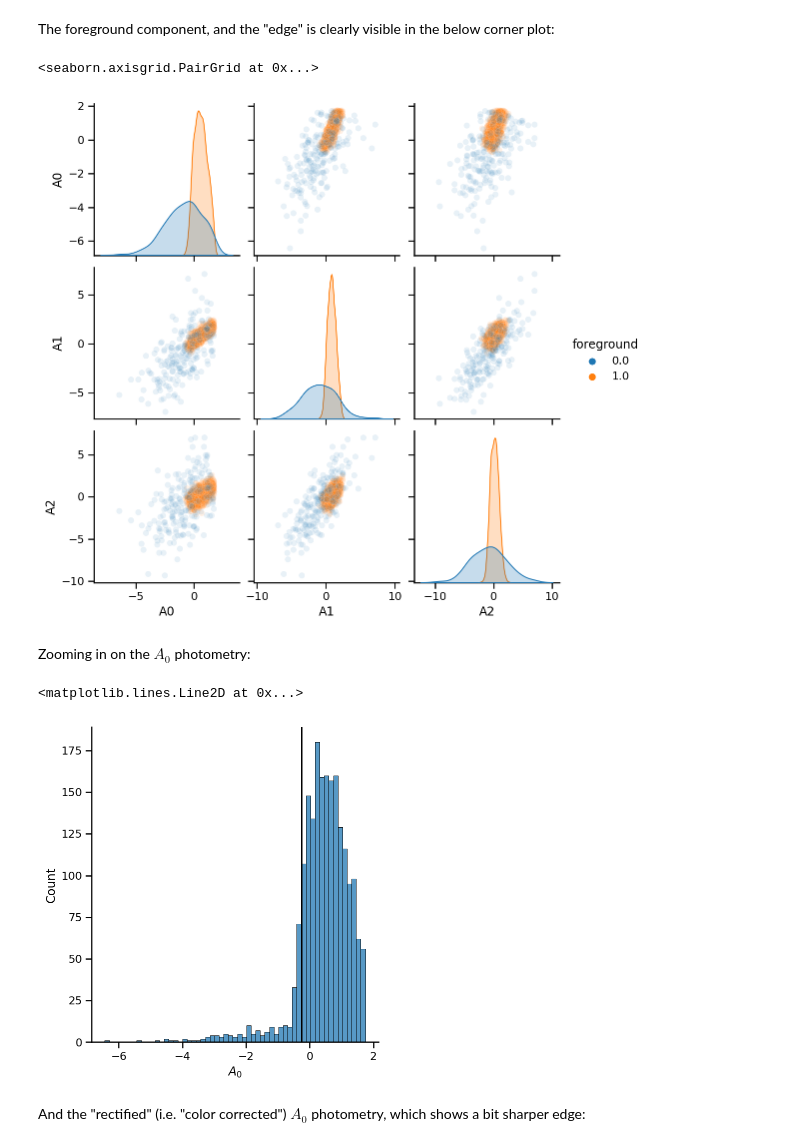
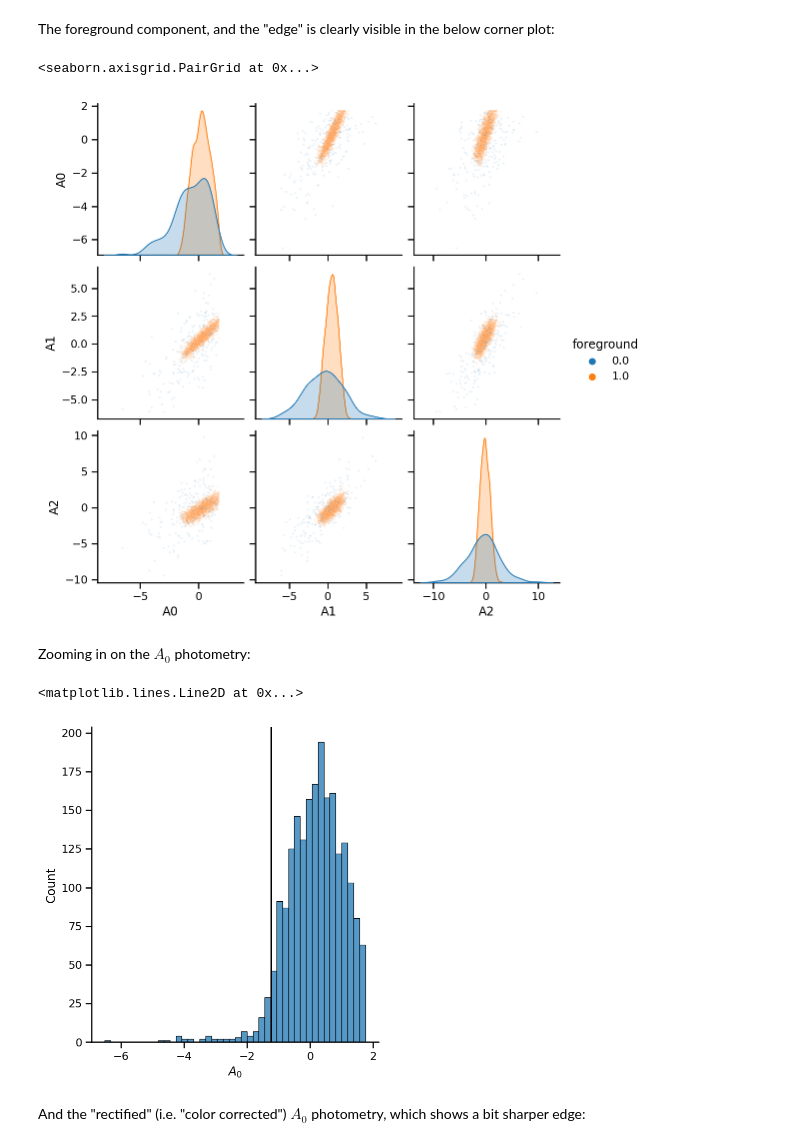
Before and after one commit to farr/EdgePhotometry, a Jupyter notebook: MockPhotometry.ipynb, the cells around one changed output. Drawn from its saved outputs; the diff is of its cells as text; code cells hidden in the pictures.

```diff
--- a/MockPhotometry.ipynb
+++ b/MockPhotometry.ipynb
@@ -54,8 +54,8 @@ corr_bg = cov_bg / (scale_bg[:,None]*scale_bg[None,:])
 chol_corr_fg = np.linalg.cholesky(corr_fg)
 chol_corr_bg = np.linalg.cholesky(corr_bg)
 
-c_centered = np.array([mu_fg[1]-mu_fg[0], mu_fg[2]-mu_fg[1]])
-edge_centered = mu_fg[0] - 0.5
+c_centered = mu_fg[1:] - mu_fg[:-1]
+edge_centered = mu_fg[0] - 1.5
 e_mu = edge_centered
 e_sigma = 0.1
 
@@ -91,11 +91,11 @@ The foreground component, and the "edge" is clearly visible in the below corner
 # %%
 df = pd.DataFrame(Aobs, columns=['A0', 'A1', 'A2'])
 df['foreground'] = np.concatenate((np.ones(Nfg), np.zeros(Nbg)))
 #sns.pairplot(df.loc[df['foreground']==1], diag_kws={'common_norm': False})
-sns.pairplot(df, hue='foreground', diag_kws={'common_norm': False}, plot_kws={'alpha': 0.1})
+sns.pairplot(df, hue='foreground', diag_kws={'common_norm': False}, plot_kws={'alpha': 0.1, 'marker': '.', 's': 15})
 # %% [output]
 <seaborn.axisgrid.PairGrid at 0x...>
-[figure, old version]
+[figure, new version]
 # %% [markdown]
 Zooming in on the $A_0$ photometry:
 # %%
@@ -104,7 +104,7 @@ plt.xlabel(r'$A_0$')
 plt.axvline(edge_centered, color='k')
 # %% [output]
 <matplotlib.lines.Line2D at 0x...>
-[figure, old version]
+[figure, new version]
 # %% [markdown]
 And the "rectified" (i.e. "color corrected") $A_0$ photometry, which shows a bit sharper edge:
 # %%
```
Also changed, not shown: parts of 8 cells of this notebook.
